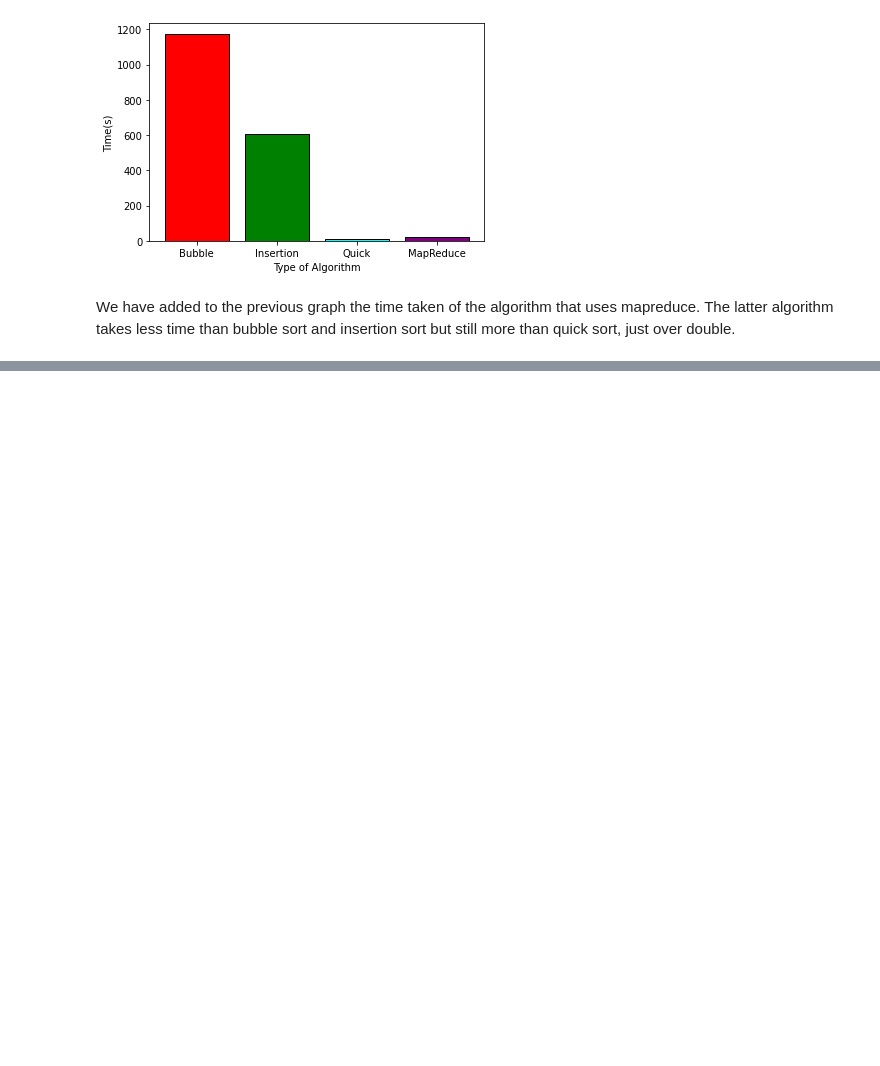
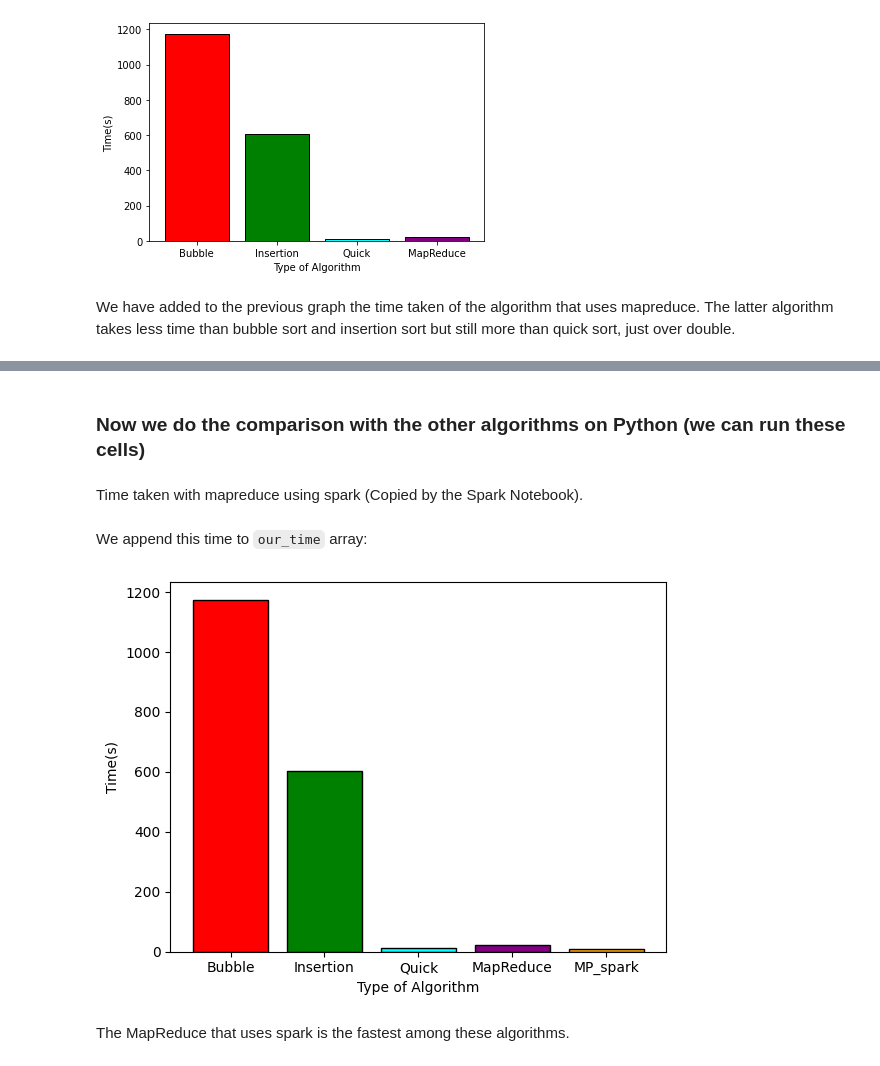
Before and after one commit to MePando/ADM-HW3, a Jupyter notebook: main.ipynb, the cells around one changed output, grey strips where cells are left out. Saved outputs shown, nothing was run; the diff lists cells and outputs as text; code cells hidden in the pictures; blank space fills up the shorter version.

Commit message:
Added MapReduce in Spark

```diff
--- a/main.ipynb
+++ b/main.ipynb
@@ -2451,0 +2511,25 @@ We have added to the previous graph the time taken of the algorithm that uses ma
+# %% [markdown]
+### Now we do the comparison with the other algorithms on Python (we can run these cells)
+# %% [markdown]
+Time taken with mapreduce using spark (Copied by the Spark Notebook).
+# %%
+tmp_spark = 8.439563274383545
+# %% [markdown]
+We append this time to `our_time` array:
+# %%
+our_time.append(tmp_spark)
+# %%
+x_pos = np.arange(len(our_time))
+
+fig, ax = plt.subplots()
+# Create bars with different colors
+plt.bar(x_pos, our_time, color=['red', 'green', 'cyan','purple','orange'], edgecolor = 'black')
+plt.xticks(x_pos, ('Bubble','Insertion', 'Quick', 'MapReduce','MP_spark'))
+ax.set_xlabel('Type of Algorithm')
+ax.set_ylabel('Time(s)')
+# Show graph
+plt.show()
+# %% [output]
+[figure, added]
+# %% [markdown]
+The MapReduce that uses spark is the fastest among these algorithms.
```
Also changed, not shown: parts of 8 cells of this notebook.
